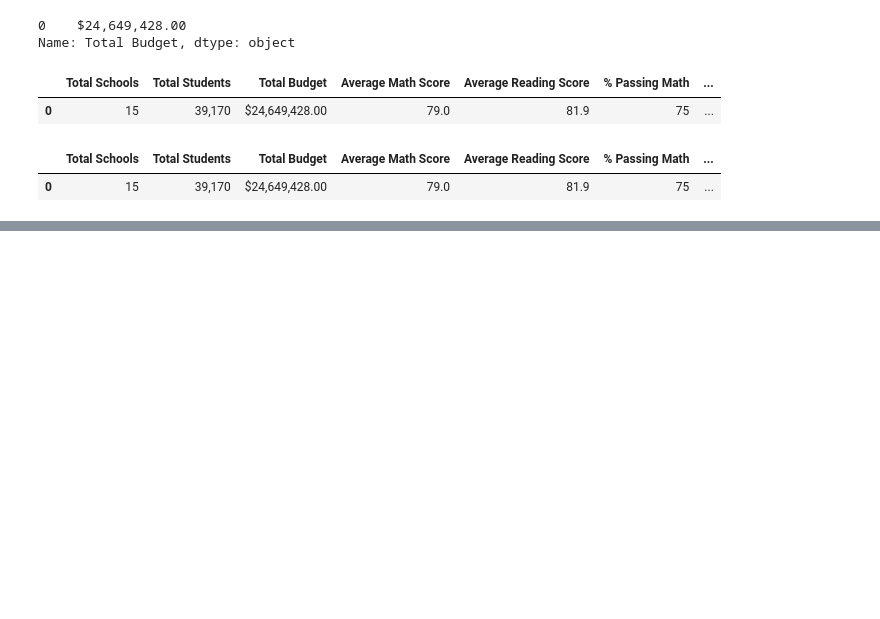
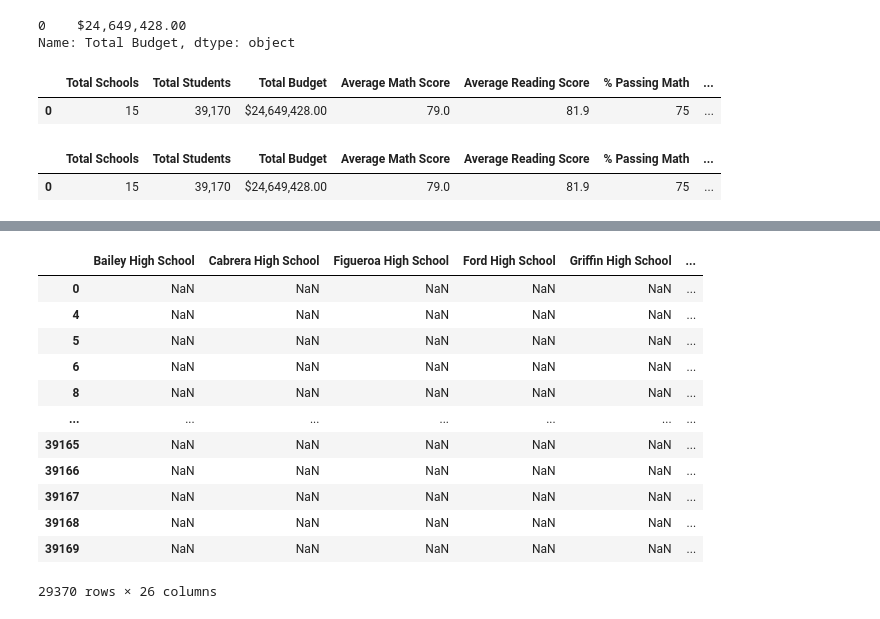
Before and after one commit to emmanuelmartinezs/School_District_Analysis, a Jupyter notebook: PyCitySchools.ipynb, the cells around one changed output, grey strips where cells are left out. Cells and saved outputs as stored; diff of their text form; code cells hidden in the pictures; blank space fills up the shorter version.

```diff
--- a/PyCitySchools.ipynb
+++ b/PyCitySchools.ipynb
@@ -413,0 +523,4 @@ district_summary_df
+# %%
+# Calculate the total student count.
+per_school_counts = school_data_complete_df["school_name"].value_counts()
+per_school_counts
@@ -413,0 +653,8 @@ district_summary_df
+# %%
+# Calculate the number of students passing math and passing reading by school.
+per_school_passing_math = per_school_passing_math.groupby(["school_name"]).count()["student_name"]
+
+per_school_passing_reading = per_school_passing_reading.groupby(["school_name"]).count()["student_name"]
+
+#print per_school_passing_math for validation
+per_school_passing_math
@@ -413,0 +679,22 @@ district_summary_df
+# %%
+# Calculate the percentage of passing math and reading scores per school.
+per_school_passing_math = per_school_passing_math / per_school_counts * 100
+
+per_school_passing_reading = per_school_passing_reading / per_school_counts * 100
+
+#print per_school_passing_math for validation
+per_school_passing_math
+# %% [output]
+|  | Bailey High School | Cabrera High School | Figueroa High School | Ford High School | Griffin High School | ... |
+| 0 | NaN | NaN | NaN | NaN | NaN | ... |
+| 4 | NaN | NaN | NaN | NaN | NaN | ... |
+| 5 | NaN | NaN | NaN | NaN | NaN | ... |
+| 6 | NaN | NaN | NaN | NaN | NaN | ... |
+| 8 | NaN | NaN | NaN | NaN | NaN | ... |
+| ... | ... | ... | ... | ... | ... | ... |
+| 39165 | NaN | NaN | NaN | NaN | NaN | ... |
+| 39166 | NaN | NaN | NaN | NaN | NaN | ... |
+| 39167 | NaN | NaN | NaN | NaN | NaN | ... |
+| 39168 | NaN | NaN | NaN | NaN | NaN | ... |
+| 39169 | NaN | NaN | NaN | NaN | NaN | ... |
+29370 rows × 26 columns
```
Also changed, not shown: parts of 14 cells of this notebook.
